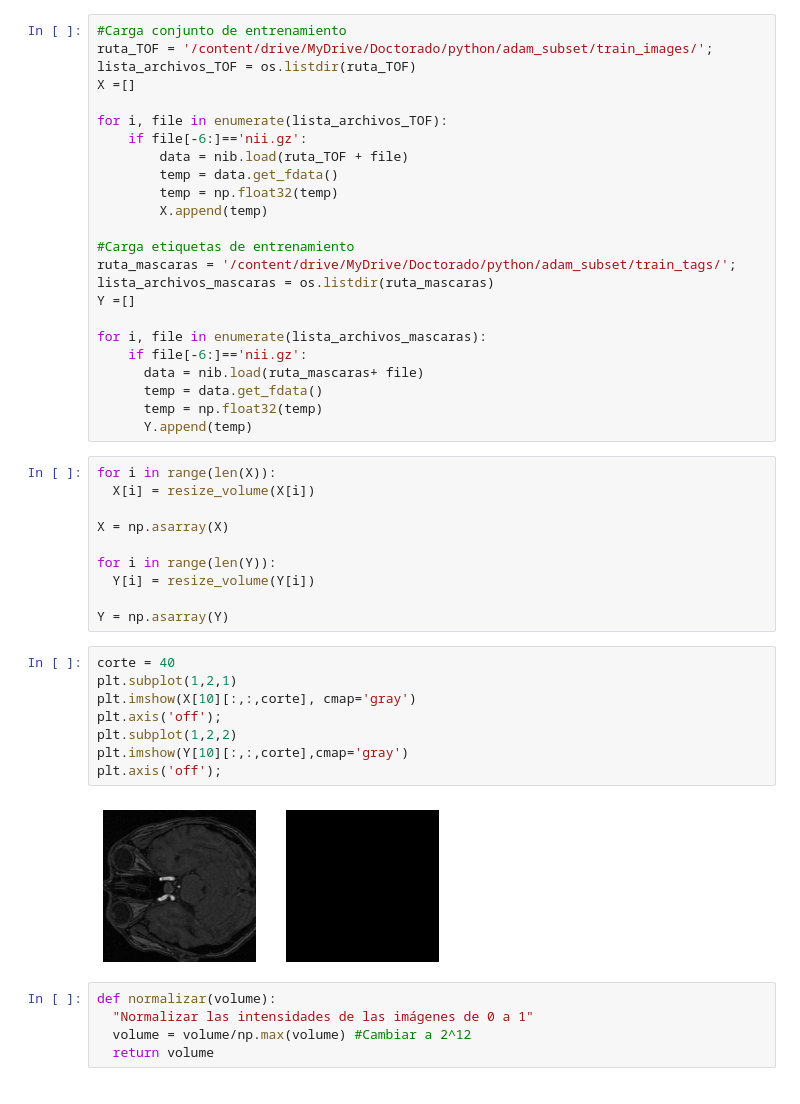
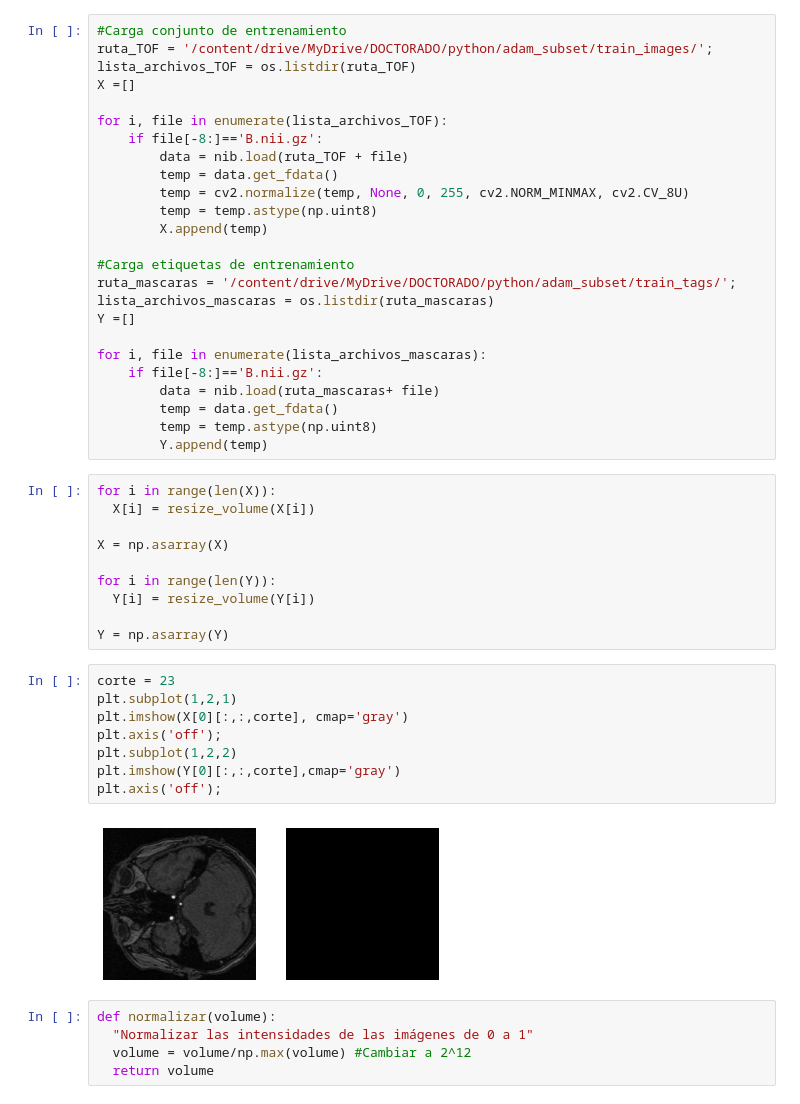
Before and after one commit to mmcastillo/al112248, a Jupyter notebook: Unet_aneurismas_patches.ipynb, the cells around one changed output. Cells and saved outputs as stored; diff of their text form.

```diff
--- a/Unet_aneurismas_patches.ipynb
+++ b/Unet_aneurismas_patches.ipynb
@@ -52,28 +50,29 @@ def resize_volume(img):
     return img
 # %%
 #Carga conjunto de entrenamiento
-ruta_TOF = '/content/drive/MyDrive/Doctorado/python/adam_subset/train_images/';
+ruta_TOF = '/content/drive/MyDrive/DOCTORADO/python/adam_subset/train_images/';
 lista_archivos_TOF = os.listdir(ruta_TOF)
 X =[]
 
 for i, file in enumerate(lista_archivos_TOF):
-    if file[-6:]=='nii.gz':
+    if file[-8:]=='B.nii.gz':
         data = nib.load(ruta_TOF + file)
         temp = data.get_fdata()
-        temp = np.float32(temp)
+        temp = cv2.normalize(temp, None, 0, 255, cv2.NORM_MINMAX, cv2.CV_8U)
+        temp = temp.astype(np.uint8)
         X.append(temp)
 
 #Carga etiquetas de entrenamiento
-ruta_mascaras = '/content/drive/MyDrive/Doctorado/python/adam_subset/train_tags/';
+ruta_mascaras = '/content/drive/MyDrive/DOCTORADO/python/adam_subset/train_tags/';
 lista_archivos_mascaras = os.listdir(ruta_mascaras)
 Y =[]
 
 for i, file in enumerate(lista_archivos_mascaras):
-    if file[-6:]=='nii.gz':
-      data = nib.load(ruta_mascaras+ file)
-      temp = data.get_fdata()
-      temp = np.float32(temp)
-      Y.append(temp)
+    if file[-8:]=='B.nii.gz':
+        data = nib.load(ruta_mascaras+ file)
+        temp = data.get_fdata()
+        temp = temp.astype(np.uint8)
+        Y.append(temp)
 # %%
 for i in range(len(X)):
   X[i] = resize_volume(X[i])
@@ -85,15 +84,15 @@ for i in range(len(Y)):
 
 Y = np.asarray(Y)
 # %%
-corte = 40
+corte = 23
 plt.subplot(1,2,1)
-plt.imshow(X[10][:,:,corte], cmap='gray')
+plt.imshow(X[0][:,:,corte], cmap='gray')
 plt.axis('off');
 plt.subplot(1,2,2)
-plt.imshow(Y[10][:,:,corte],cmap='gray')
+plt.imshow(Y[0][:,:,corte],cmap='gray')
 plt.axis('off');
 # %% [output]
-[figure, old version]
+[figure, new version]
 # %%
 def normalizar(volume):
   "Normalizar las intensidades de las imágenes de 0 a 1"
```
Also changed, not shown: parts of 3 cells of this notebook.
